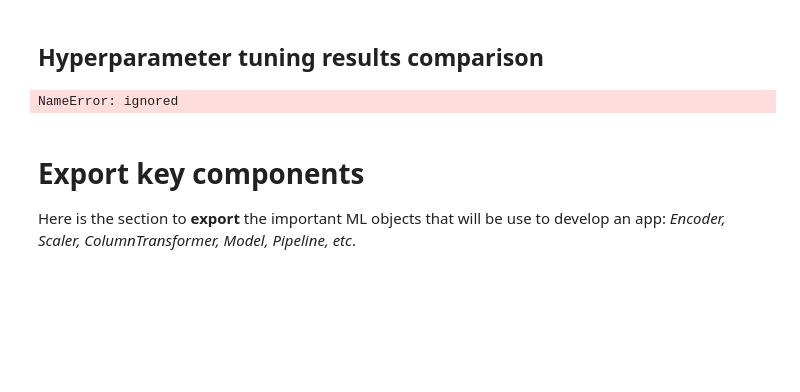
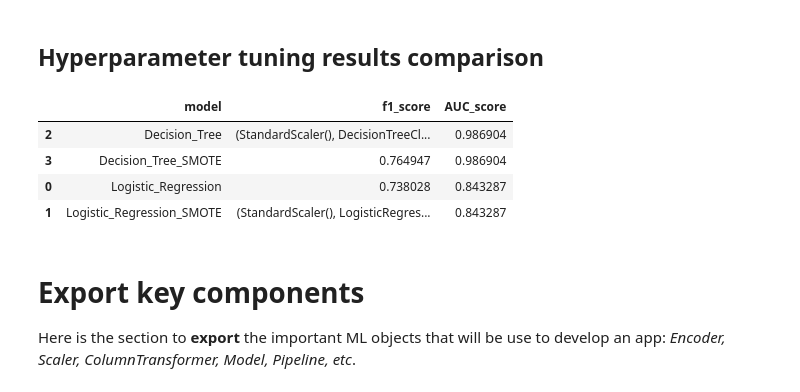
Before and after one commit to DeeeTeeee/CustomerChurnWithFastAPI, a Jupyter notebook: ML_Step_By_Step_Guide.ipynb, the cells around one changed output. Cells and saved outputs as stored; diff of their text form; code cells hidden in the pictures; blank space fills up the shorter version.

```diff
--- a/ML_Step_By_Step_Guide.ipynb
+++ b/ML_Step_By_Step_Guide.ipynb
@@ -2108,13 +2108,13 @@ dt_results
 #     return results
 
 # Call the function and store the results
-dt_results_h = perform_dt_grid_search(X_train_df, y_train)
+dt_results_hd = perform_dt_grid_search(X_train_resampled, y_train_resampled)
 
 # Access the desired parameters from the results dictionary
-dt_best_params_h = dt_results_h['best_params']
-dt_best_estimator_h = dt_results_h['best_estimator']
-dt_best_f1_score_h = dt_results_h['best_f1_score']
-dt_best_roc_auc_score_h = dt_results_h['best_roc_auc_score']
+dt_best_params_h = dt_results_hd['best_params']
+dt_best_estimator_h = dt_results_hd['best_estimator']
+dt_best_f1_score_h = dt_results_hd['best_f1_score']
+dt_best_roc_auc_score_h = dt_results_hd['best_roc_auc_score']
 
 # Print the desired parameters
 print("Best hyperparameters:", dt_best_params_h)
@@ -2256,17 +2255,19 @@ Best ROC AUC score: 0.9742291851110513
 ## Hyperparameter tuning results comparison
 # %%
 
-results_hyper= {'model':['Logistic_Regression','Logistic_Regression_SMOTE','Decision_Tree','Decision_Tree_SMOTE', 'XGBoost', 'XGBoost_SMOTE'],
-         'f1_score':[lr_best_f1_score_h,lr_best_estimator_h,dt_best_estimator_h,dt_best_f1_score_h,
-                    xgb_best_f1_score_h,xgb_best_f1_score_h],
-         'AUC_score':[lr_best_roc_auc_score_h, lr_best_roc_auc_score_h_b,dt_best_roc_auc_score_h, dt_best_roc_auc_score_h_b,
-                     xgb_best_roc_auc_score_h, xgb_best_roc_auc_score_h_b,]}
+results_hyper= {'model':['Logistic_Regression','Logistic_Regression_SMOTE','Decision_Tree','Decision_Tree_SMOTE'],
+         'f1_score':[lr_best_f1_score_h,lr_best_estimator_h,dt_best_estimator_h,dt_best_f1_score_h],
+         'AUC_score':[lr_best_roc_auc_score_h, lr_best_roc_auc_score_h,dt_best_roc_auc_score_h, dt_best_roc_auc_score_h]}
 
 results_hyper_df= pd.DataFrame(results_hyper)
 
 results_hyper_df.sort_values(by= 'AUC_score', ascending = False)
 # %% [output]
-NameError: ignored
+|  | model | f1_score | AUC_score |
+| 2 | Decision_Tree | (StandardScaler(), DecisionTreeCl... | 0.986904 |
+| 3 | Decision_Tree_SMOTE | 0.764947 | 0.986904 |
+| 0 | Logistic_Regression | 0.738028 | 0.843287 |
+| 1 | Logistic_Regression_SMOTE | (StandardScaler(), LogisticRegres... | 0.843287 |
 # %% [markdown]
 # Export key components
 Here is the section to **export** the important ML objects that will be use to develop an app: *Encoder, Scaler, ColumnTransformer, Model, Pipeline, etc*.
```
Also changed, not shown: parts of 13 cells of this notebook.
